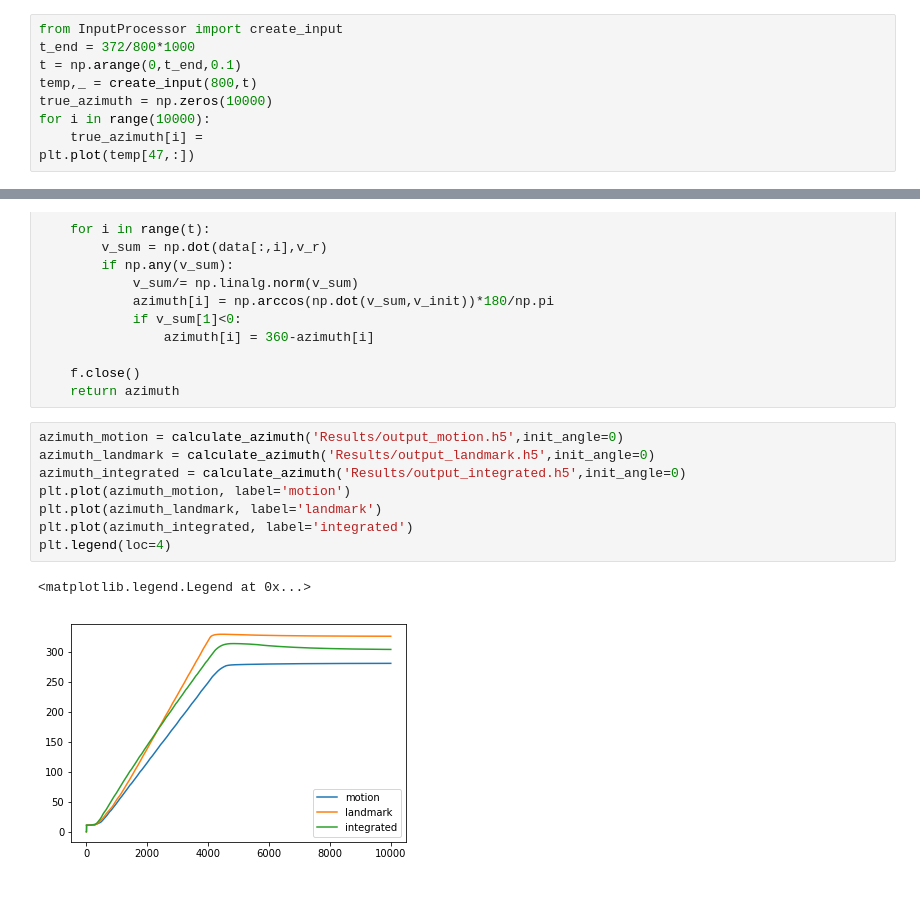
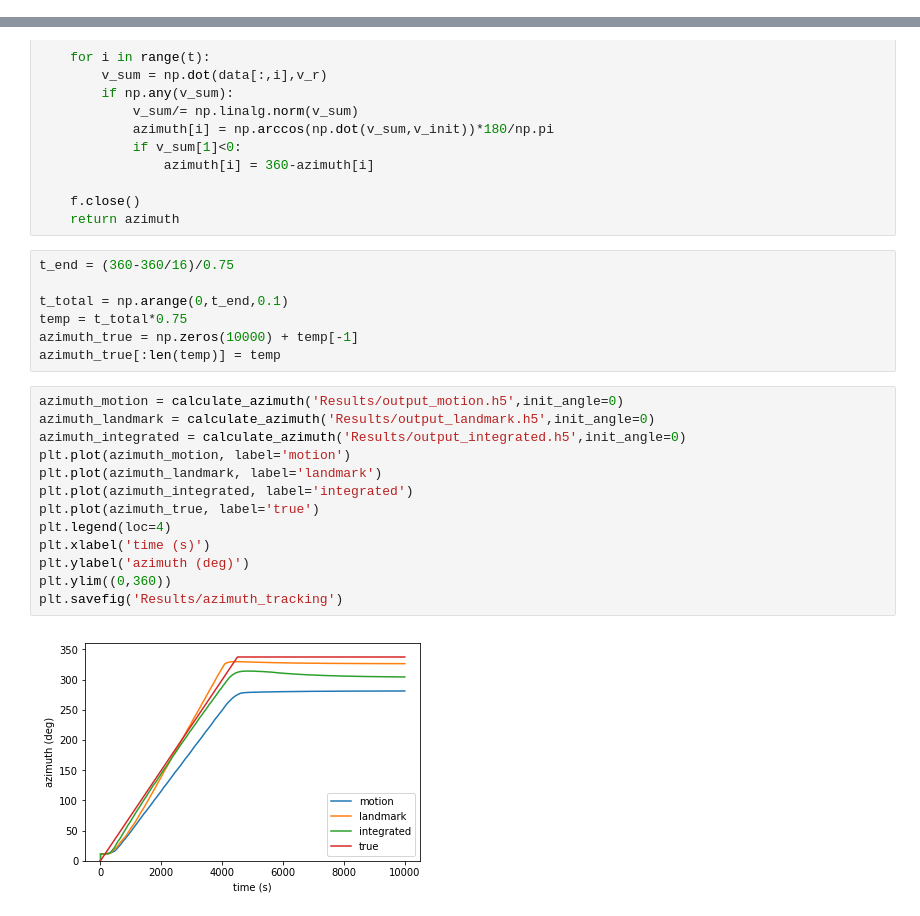
Before and after one commit to adityasinha379/FlyBrainProject, a Jupyter notebook: Project_as5624_pb2735.ipynb, the cells around one changed output, grey strips where cells are left out. Drawn from its saved outputs; the diff is of its cells as text.

Commit message:
Adding azimuth tracking results

```diff
--- a/Project_as5624_pb2735.ipynb
+++ b/Project_as5624_pb2735.ipynb
@@ -12,12 +12,3 @@ import h5py
 # %% [output]
 The autoreload extension is already loaded. To reload it, use:
   %reload_ext autoreload
-# %%
-from InputProcessor import create_input
-t_end = 372/800*1000
-t = np.arange(0,t_end,0.1)
-temp,_ = create_input(800,t)
-true_azimuth = np.zeros(10000)
-for i in range(10000):
-    true_azimuth[i] =
-plt.plot(temp[47,:])
@@ -203,14 +191,25 @@ def calculate_azimuth(file,init_angle):
 
     f.close()
     return azimuth
+# %%
+t_end = (360-360/16)/0.75
+
+t_total = np.arange(0,t_end,0.1)
+temp = t_total*0.75
+azimuth_true = np.zeros(10000) + temp[-1]
+azimuth_true[:len(temp)] = temp
 # %%
 azimuth_motion = calculate_azimuth('Results/output_motion.h5',init_angle=0)
 azimuth_landmark = calculate_azimuth('Results/output_landmark.h5',init_angle=0)
 azimuth_integrated = calculate_azimuth('Results/output_integrated.h5',init_angle=0)
 plt.plot(azimuth_motion, label='motion')
 plt.plot(azimuth_landmark, label='landmark')
 plt.plot(azimuth_integrated, label='integrated')
+plt.plot(azimuth_true, label='true')
 plt.legend(loc=4)
+plt.xlabel('time (s)')
+plt.ylabel('azimuth (deg)')
+plt.ylim((0,360))
+plt.savefig('Results/azimuth_tracking')
 # %% [output]
-<matplotlib.legend.Legend at 0x...>
-[figure, old version]
+[figure, new version]
```
Also changed, not shown: parts of 2 cells of this notebook, 1 other file.
